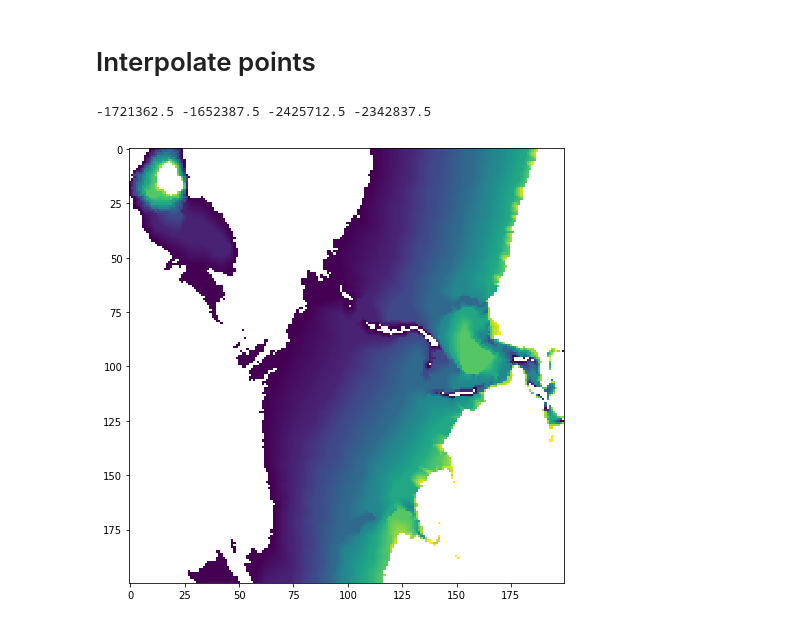
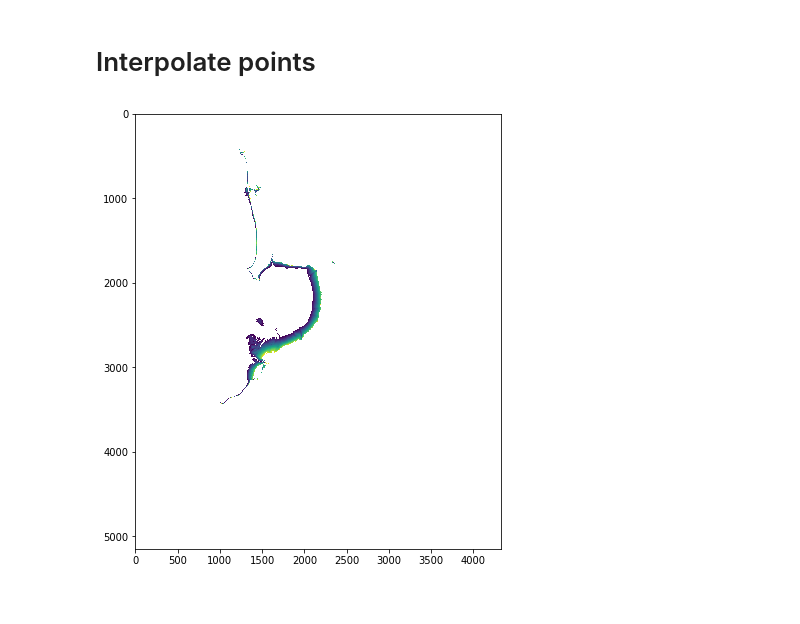
Before and after one commit to robbibt/nidem_visualisations, a Jupyter notebook: item_dem.ipynb, the cells around one changed output. Cells and saved outputs as stored; diff of their text form; code cells hidden in the pictures.

```diff
--- a/item_dem.ipynb
+++ b/item_dem.ipynb
@@ -105,41 +102,32 @@ values = srcarray[local_minima]
 # Interpolate points
 # %%
 # Extract bounds
-miny, minx  = np.amin(points, axis = 0)
-maxy, maxx = np.amax(points, axis = 0)
-
-# Import datacube and create interpolation grid
-dc = datacube.Datacube(app = 'Interpolation')
-matching_data = dc.load(product = "item_v2",
-                        x = (minx, maxx),
-                        y = (miny, maxy),
-                        crs = 'EPSG:3577')
-bands, xcols, yrows = matching_data.relative.shape
+minx = upleft_x
+maxx = upleft_x + (x_size * xcols)
+miny = upleft_y + (y_size * yrows)
+maxy = upleft_y
 
 # Create interpolation grid
-grid_y, grid_x = np.mgrid[maxy:miny:1j * xcols,
-                          minx:maxx:1j * yrows]
+grid_y, grid_x = np.mgrid[maxy:miny:1j * yrows,
+                          minx:maxx:1j * xcols]
 
 # Interpolate between points onto grid
-grid_z0 = griddata(points, values, (grid_y, grid_x), method = 'linear')
+interpolated_array = griddata(points, values, (grid_y, grid_x), method = 'linear')
 
-# Mask out highest and lowest tide from ITEM v2
-mask = ((matching_data.relative == 0) | (matching_data.relative == 9)).isel(time = 0).values
-grid_z0[mask] = np.nan
+# Mask out zero values and max tidal stage from original ITEM offset layer
+mask = ((srcarray == -6666) | (srcarray == 0) | (srcarray == np.max(srcarray)))
+interpolated_array[mask] = np.nan
 
 # Plot
 plt.figure(figsize = (8, 8))
-plt.imshow(grid_z0[1300:1500,2300:2500])
+plt.imshow(interpolated_array)
 plt.show()
 
 # Export to tif
-proj = matching_data.geobox.crs.wkt
-geo_transform = matching_data.geobox.transform.to_gdal()
-write_geotiff(fname = "test_dem2.tif",
-              data = grid_z0,
-              geo_transform = geo_transform,
-              projection = proj,
+write_geotiff(fname = "test_dem4.tif",
+              data = interpolated_array,
+              geo_transform = geotrans,
+              projection = prj,
               nodata_val = np.nan)
 # %% [output]
--1721362.5 -1652387.5 -2425712.5 -2342837.5
-[figure, old version]
+[figure, new version]
```
Also changed, not shown: parts of 1 cell of this notebook.
